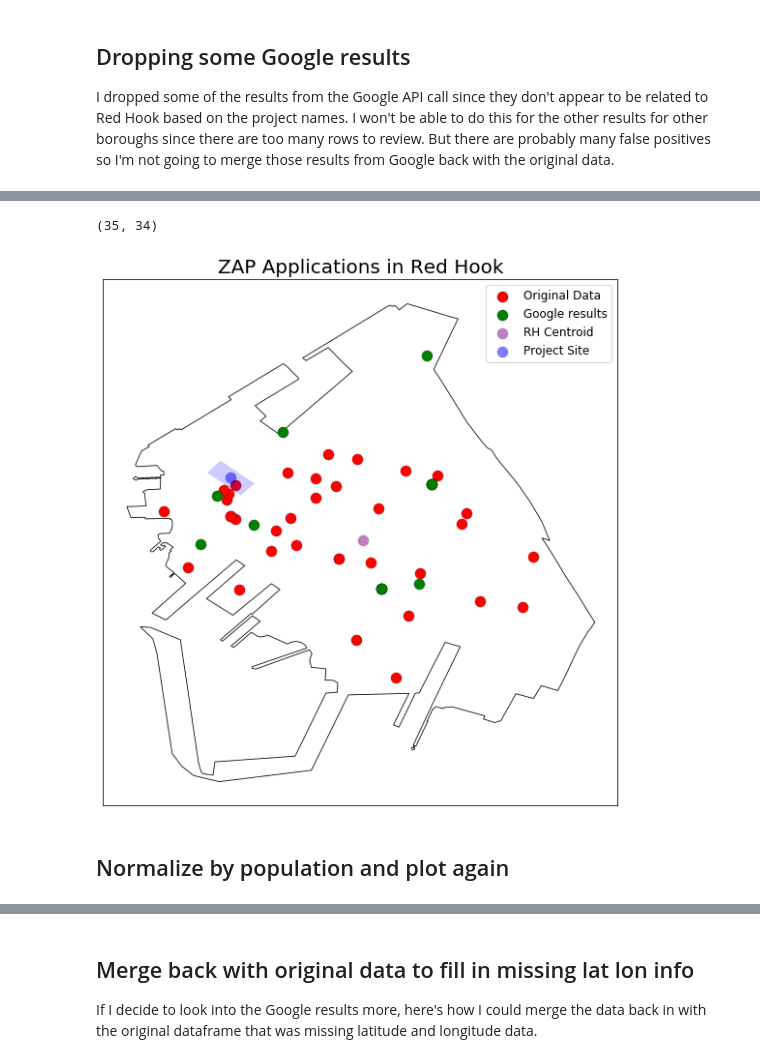
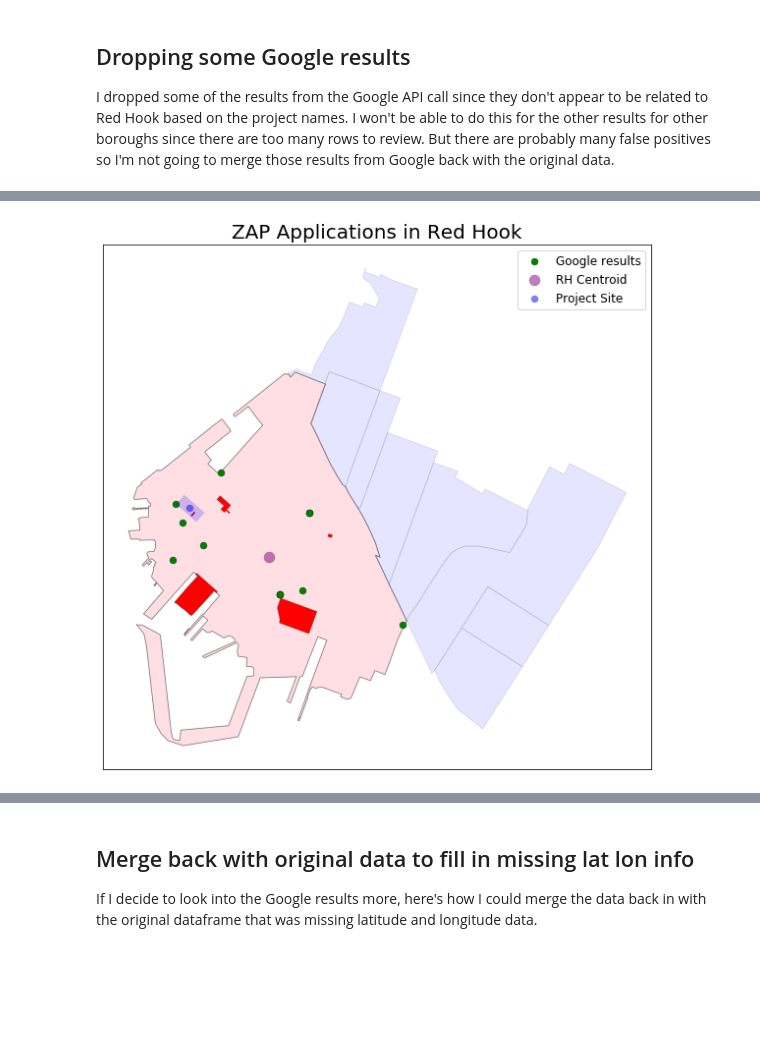
Before and after one commit to akash-y/digitalceqr, a Jupyter notebook: CHAPTER 21 - CHARACTER/zap.ipynb, the cells around one changed output, grey strips where cells are left out. Cells and saved outputs as stored; diff of their text form; code cells hidden in the pictures; blank space fills up the shorter version.

```diff
--- a/CHAPTER 21 - CHARACTER/zap.ipynb
+++ b/CHAPTER 21 - CHARACTER/zap.ipynb
@@ -196,0 +322,5 @@ rh_only['geometry'] = rh_only[['lonlat']].applymap(lambda x:shapely.geometry.Poi
+# %%
+# Get the border tracts because some of the ZAPs with centroids in Red Hook include some work outside Red Hook
+border_tracts_ls = [47, 51, 63, 65, 77, 117, 119, 121]
+border_tracts = cen_tracts[(cen_tracts.boro_name=='Brooklyn') & (cen_tracts.ctlabel.isin(border_tracts_ls))]
+border_tracts.head()
@@ -312,6 +457,7 @@ google_results['lonlat'] = list(zip(google_results.longitude, google_results.lat
 google_results['geometry'] = google_results[['lonlat']].applymap(lambda x:shapely.geometry.Point(x))
 google_results = gpd.GeoDataFrame(google_results)
 google_results.crs = from_epsg(4326)
+google_results.to_crs(epsg=2263, inplace = True)
 # %%
 # Join the Google results with the Red Hook census tracts to see which ones fall within Red Hook
 google_rh = gpd.tools.sjoin(rh_tracts,google_results)
@@ -331,6 +477,9 @@ google_rh.drop(['geometry'], axis=1, inplace=True)
 # Create a new geometry column
 google_rh['geometry'] = google_rh[['lonlat']].applymap(lambda x:shapely.geometry.Point(x))
 google_rh.reset_index(drop=True, inplace=True)
+# %%
+google_rh.crs = from_epsg(4326)
+google_rh.to_crs(epsg=2263, inplace = True)
 # %% [markdown]
 ## Dropping some Google results
 
@@ -373,27 +521,27 @@ google_rh.drop([0,1,14,17], inplace=True)
 rh_centroid = gpd.read_file('data/created_data/rh_centroid/rh_centroid.shp')
 site_poly = gpd.read_file('data/created_data/site/site_poly/site_poly.shp')
 site_centroid = gpd.read_file('data/created_data/site/site_centroid/site_centroid.shp')
-# %%
-rh_only.shape
-# %% [output]
-(35, 34)
+# %%
+# Reset epsg
+rh_centroid.to_crs(epsg=2263, inplace = True)
+site_poly.to_crs(epsg=2263, inplace = True)
+site_centroid.to_crs(epsg=2263, inplace = True)
 # %%
 f, ax = plt.subplots(figsize=(10,10))
-rh_tracts.plot(alpha=1,linewidth=0.8,ax=ax,color='w',edgecolor='black')
+rh_tracts.plot(alpha=.5,linewidth=0.8,ax=ax,color='pink',edgecolor='black')
 rh_only.plot(alpha=1, linewidth=0.2,ax=ax,color='r',edgecolor='black',markersize=125,label='Original Data')
-google_rh.plot(alpha=1, linewidth=0.2,ax=ax,color='g',edgecolor='black',markersize=125,label='Google results')
+google_rh.plot(alpha=1, linewidth=0.2,ax=ax,color='g',edgecolor='black',markersize=50,label='Google results')
 rh_centroid.plot(alpha=.5, linewidth=0.2,ax=ax,color='purple',edgecolor='black',markersize=125,label='RH Centroid')
 site_poly.plot(alpha=.2, linewidth=0.2,ax=ax,color='b',edgecolor='black',markersize=100)
-site_centroid.plot(alpha=.5, linewidth=0.2,ax=ax,color='b',edgecolor='black',markersize=125, \
+site_centroid.plot(alpha=.5, linewidth=0.2,ax=ax,color='b',edgecolor='black',markersize=50, \
                    label='Project Site')
+border_tracts.plot(alpha=.1,linewidth=0.8,ax=ax,color='b',edgecolor='black')
 plt.title("ZAP Applications in Red Hook", fontsize=20)
 plt.legend(fontsize=12)
 plt.xlabel('Latitude')
 plt.ylabel('Longitude')
 ax.get_xaxis().set_visible(False)
 ax.get_yaxis().set_visible(False)
 plt.show()
 # %% [output]
-[figure, old version]
+[figure, new version]
-# %% [markdown]
-## Normalize by population and plot again
```
Also changed, not shown: parts of 67 cells of this notebook, 15 other files.
